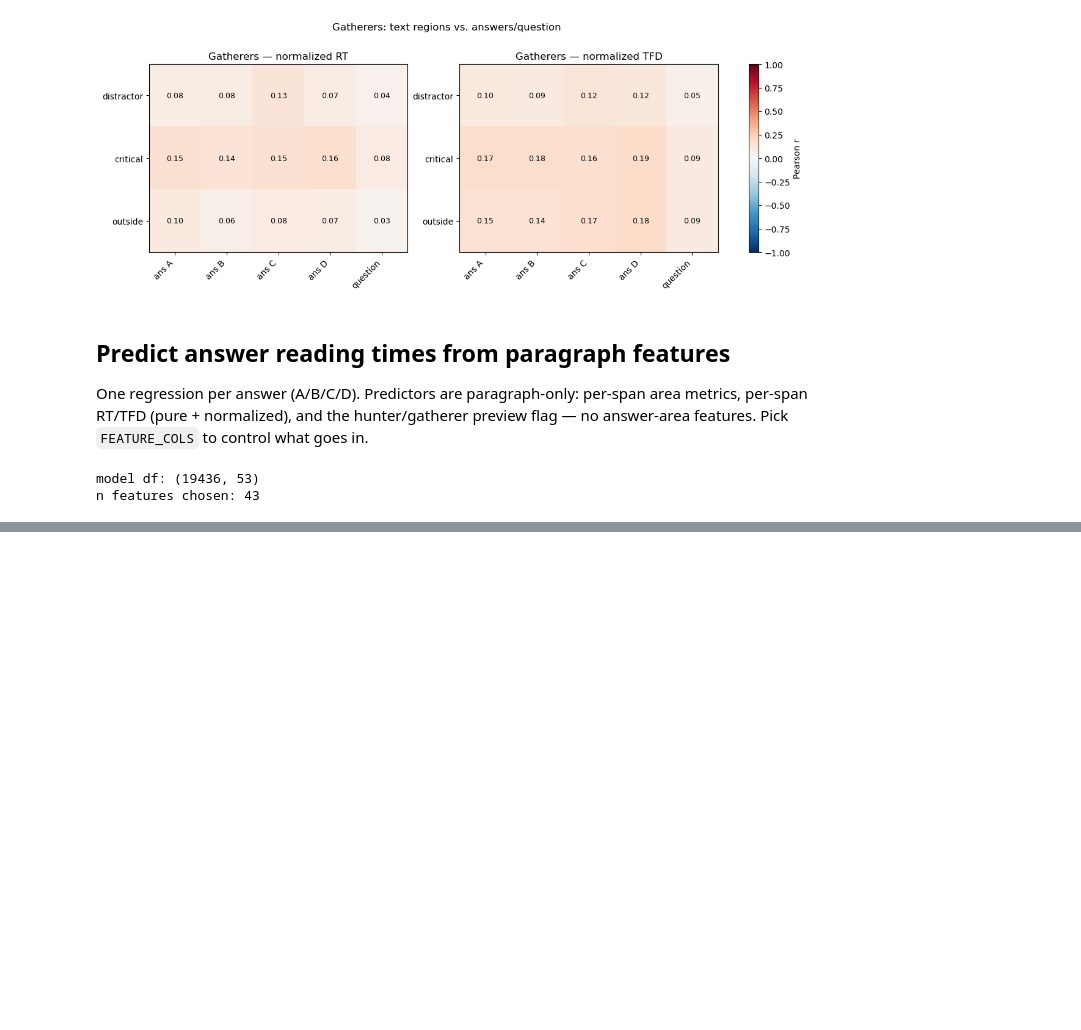
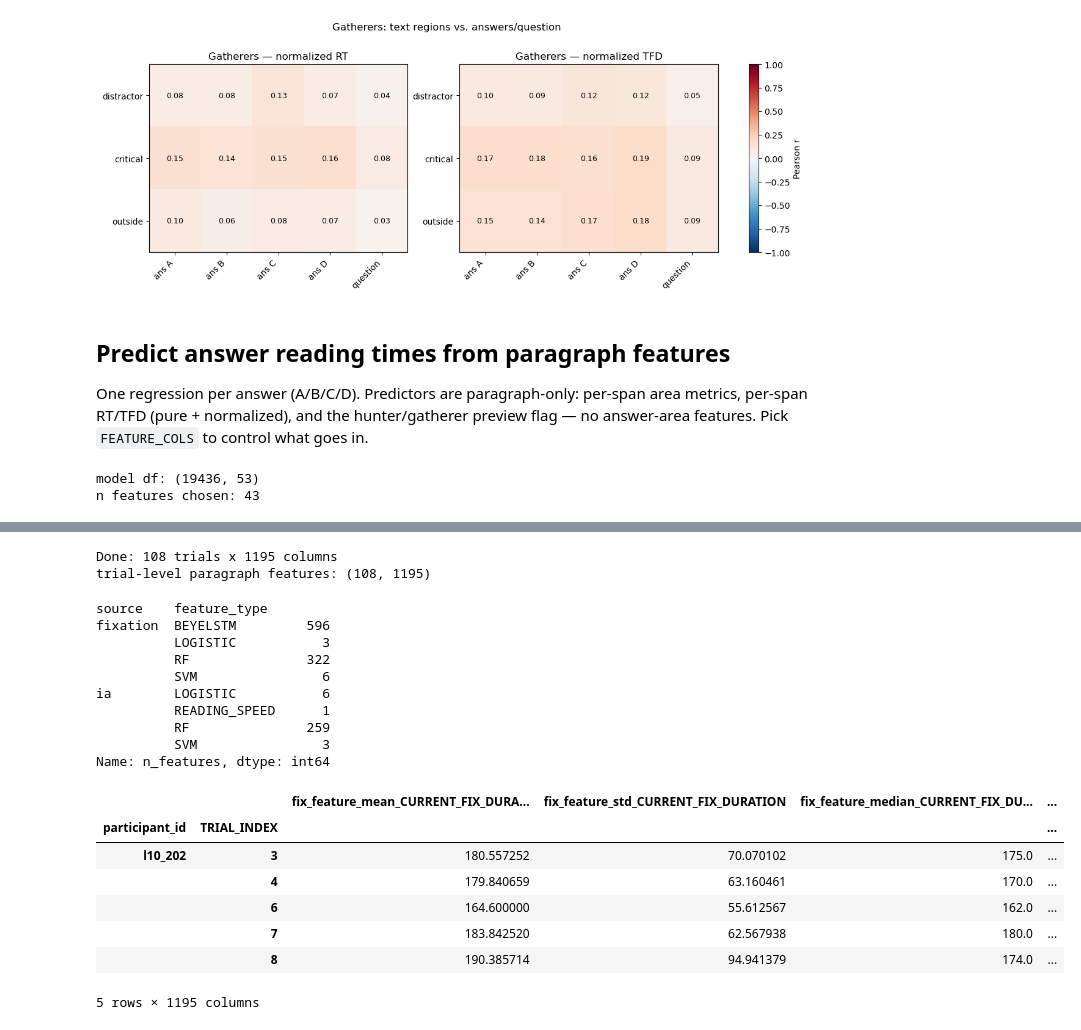
Before and after one commit to Mormorfor/QA_eyetracking, a Jupyter notebook: notebooks/text_associations.ipynb, the cells around one changed output, grey strips where cells are left out. Drawn from its saved outputs; the diff is of its cells as text; code cells hidden in the pictures; blank space fills up the shorter version.

Commit message:
reorg notebooks, text associations, paragraph features (EyeBanch based) etc

```diff
--- a/notebooks/text_associations.ipynb
+++ b/notebooks/text_associations.ipynb
@@ -307,0 +352,58 @@ answer D: R2=0.027 RMSE=210.431 (baseline 213.318) MAE=117.881  [n_train=15549,
+# %%
+from src.data_paths import (
+    PARAGRAPH_TRIAL_FEATURES_DIR,
+    PARAGRAPH_TRIAL_FEATURES_PATH,
+)
+from src.external.EyeBench.paragraph_trial_features import (
+    build_paragraph_trial_level_features,
+    load_paragraph_trial_level_features,
+    save_paragraph_trial_level_features,
+)
+
+REBUILD = False   # True -> re-run the extraction even if the CSV already exists
+QUICK_TEST = 2    # >0 -> only that many participants (a fast smoke run, not saved)
+WITH_FIXATIONS = True  # False -> IA-only features (much faster, drops the fix_/gsf ones)
+
+# False reproduces the source pipeline exactly, where the 80 ptb_pos_* columns come
+# out all-zero because ptb_pos is mapped to numbers twice. True gives them real
+# values. Nothing else differs between the two.
+FIX_PTB_POS = True
+
+# Fill IA columns their feature list wants but our report names differently or
+# lacks (see reconstruct_source_columns): +35 columns, of which 23 duplicate
+# existing ones exactly and 12 are new (per-word saccade duration / velocity).
+RECONSTRUCT = True
+
+build_kwargs = dict(
+    include_fixation_features=WITH_FIXATIONS,
+    fix_ptb_pos_double_mapping=FIX_PTB_POS,
+    reconstruct_missing_columns=RECONSTRUCT,
+)
+
+if QUICK_TEST:
+    participants = sorted(pd.read_csv(READY_ALL_FEATURES_PATH, usecols=["participant_id"])
+                          ["participant_id"].unique())[:QUICK_TEST]
+    trial_features = build_paragraph_trial_level_features(
+        participants=participants, **build_kwargs
+    )
+elif REBUILD or not PARAGRAPH_TRIAL_FEATURES_PATH.exists():
+    trial_features = save_paragraph_trial_level_features(**build_kwargs)
+else:
+    trial_features = load_paragraph_trial_level_features()
+
+print("trial-level paragraph features:", trial_features.shape)
+
+# What each feature belongs to (written by the extraction: RF / BEYELSTM / SVM /
+# LOGISTIC / READING_SPEED).
+feature_keys = pd.concat(
+    [
+        pd.read_csv(PARAGRAPH_TRIAL_FEATURES_DIR / name).assign(source=name.split("_")[0])
+        for name in ("ia_trial_level_feature_keys.csv", "fixation_trial_level_feature_keys.csv")
+        if (PARAGRAPH_TRIAL_FEATURES_DIR / name).exists()
+    ],
+    ignore_index=True,
+)
+display(feature_keys.groupby(["source", "feature_type"]).size().rename("n_features"))
+
+trial_features.head()
+# %% [output]
@@ -307,0 +426,20 @@ answer D: R2=0.027 RMSE=210.431 (baseline 213.318) MAE=117.881  [n_train=15549,
+Done: 108 trials x 1195 columns
+trial-level paragraph features: (108, 1195)
+source    feature_type
+fixation  BEYELSTM         596
+          LOGISTIC           3
+          RF               322
+          SVM                6
+ia        LOGISTIC           6
+          READING_SPEED      1
+          RF               259
+          SVM                3
+Name: n_features, dtype: int64
+|  |  | fix_feature_mean_CURRENT_FIX_DURA... | fix_feature_std_CURRENT_FIX_DURATION | fix_feature_median_CURRENT_FIX_DU... | ... |
+| participant_id | TRIAL_INDEX |  |  |  | ... |
+| l10_202 | 3 | 180.557252 | 70.070102 | 175.0 | ... |
+|  | 4 | 179.840659 | 63.160461 | 170.0 | ... |
+|  | 6 | 164.600000 | 55.612567 | 162.0 | ... |
+|  | 7 | 183.842520 | 62.567938 | 180.0 | ... |
+|  | 8 | 190.385714 | 94.941379 | 174.0 | ... |
+5 rows × 1195 columns
```
Also changed, not shown: parts of 4 cells of this notebook, 21 other files.
